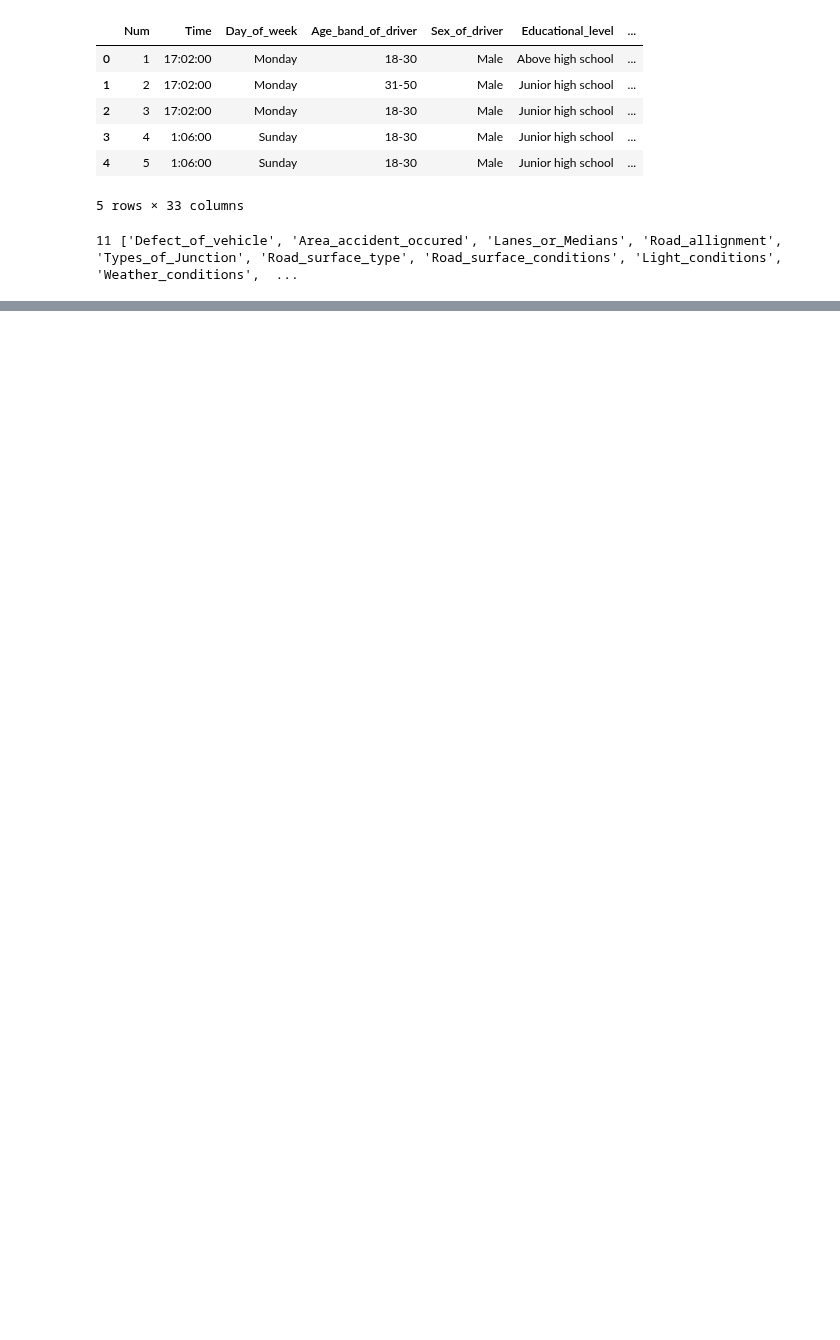
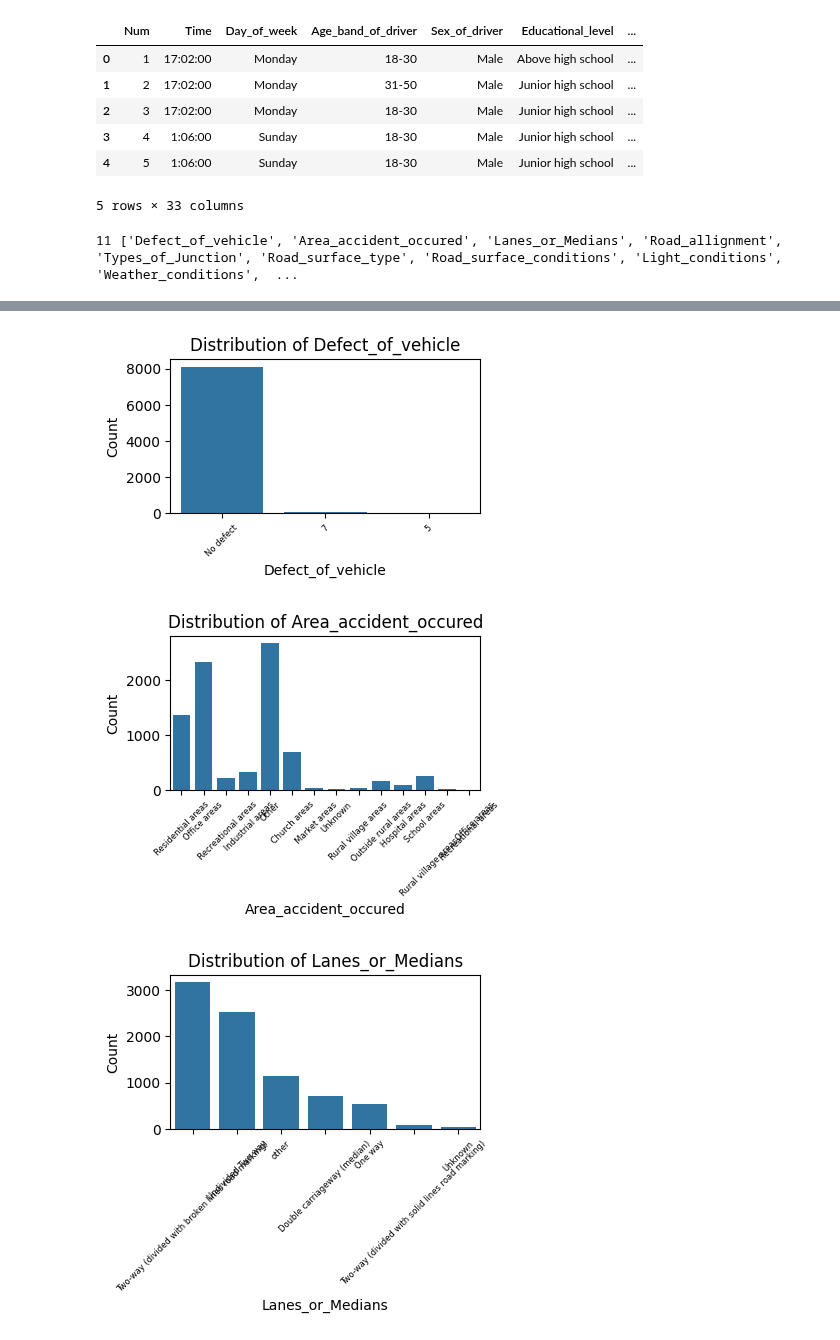
Before and after one commit to junclemente/ADS502-FinalProject, a Jupyter notebook: amayrani/eda.ipynb, the cells around one changed output, grey strips where cells are left out. Drawn from its saved outputs; the diff is of its cells as text; code cells hidden in the pictures; blank space fills up the shorter version.

```diff
--- a/amayrani/eda.ipynb
+++ b/amayrani/eda.ipynb
@@ -27,0 +55,3 @@ print(len(set2),set2)
+# %%
+#Define categorical features
+categorical_features = ['Defect_of_vehicle', 'Area_accident_occured', 'Lanes_or_Medians', 'Road_allignment', 'Types_of_Junction', 'Road_surface_type', 'Road_surface_conditions', 'Light_conditions', 'Weather_conditions', 'Type_of_collision']
@@ -27,0 +81,4 @@ print(len(set2),set2)
+# %%
+#Data cleaning
+for col in df1.columns:
+    df1[col] = df1[col].fillna(df1[col].mode()[0])
@@ -27,0 +112,14 @@ print(len(set2),set2)
+# %%
+#Visualize distributions
+for feature in categorical_features:
+    plt.figure(figsize=(4, 2))
+    sns.countplot(data=df1, x=feature)
+    plt.title('Distribution of ' + feature)
+    plt.xlabel(feature)
+    plt.xticks(rotation=45, fontsize=6)
+    plt.ylabel('Count')
+    plt.show()
+# %% [output]
+[figure, added]
+[figure, added]
+[figure, added]
```
Also changed, not shown: parts of 11 cells of this notebook.
